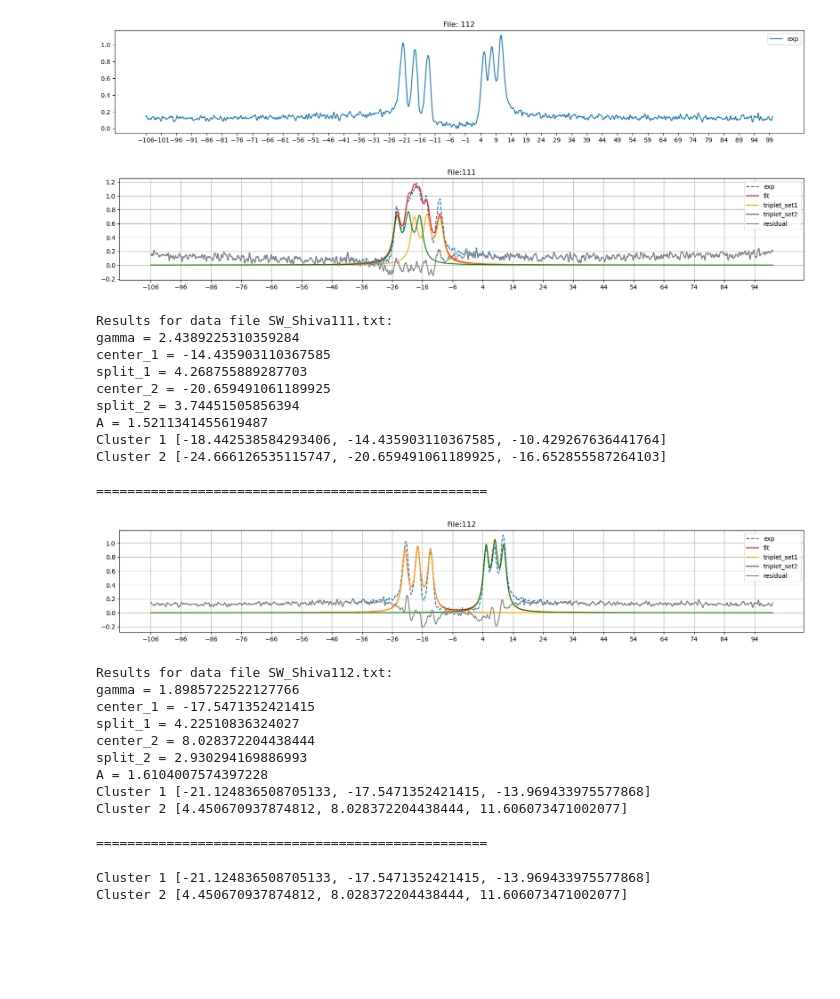
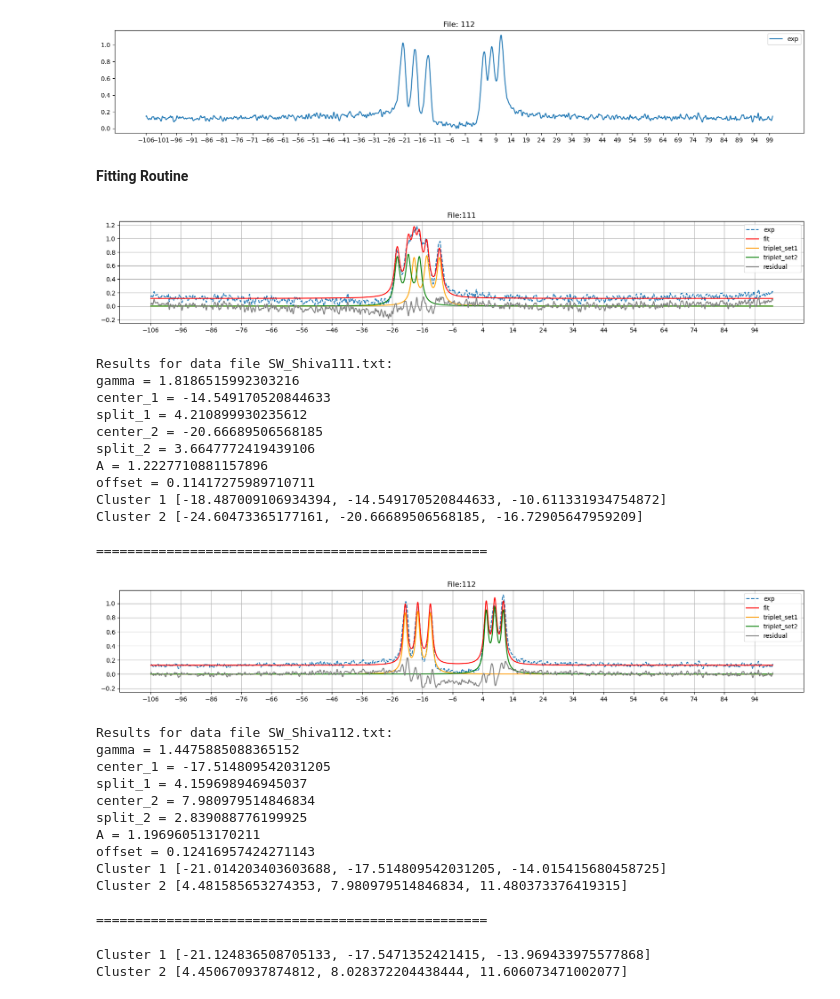
Before and after one commit to AstrobioShiva/Script_project, a Jupyter notebook: NMR_analysis/visualize_peaks.ipynb, the cells around one changed output. Drawn from its saved outputs; the diff is of its cells as text; code cells hidden in the pictures; blank space fills up the shorter version.

```diff
--- a/NMR_analysis/visualize_peaks.ipynb
+++ b/NMR_analysis/visualize_peaks.ipynb
@@ -13,8 +13,8 @@ def lorentz(x, gamma, x0, A): #define lorentz fnc for single peak
 def lorentz_multi(x, gamma, center, split, A): #define fnc for three peaks
     return lorentz(x, gamma, center - split, A) + lorentz(x, gamma, center, A) + lorentz(x, gamma, center + split, A)
 
-def lorentz_cluster(x, gamma, center_1, split_1, center_2, split_2, A): #define fnc for cluster of six peaks
-    return lorentz_multi(x, gamma, center_1, split_1, A) + lorentz_multi(x, gamma, center_2, split_2, A)
+def lorentz_cluster(x, gamma, center_1, split_1, center_2, split_2, A, offset): #define fnc for cluster of six peaks
+    return lorentz_multi(x, gamma, center_1, split_1, A) + lorentz_multi(x, gamma, center_2, split_2, A) + offset
 # %% [markdown]
 **Plot variables**
 # %%
@@ -47,6 +47,8 @@ for numb in range(file_start, file_end+1):
 # %% [output]
 [figure]
 [figure]
+# %% [markdown]
+**Fitting Routine**
 # %%
 #****************provide information of nucleus*********************************
 s = 3/2 #spin of nuclei
@@ -55,8 +57,8 @@ peaks = int(2*s)
 
 #****************provide initial values*****************************************
 initializer_list = [
-    {'gamma': 1, 'center_1': -20, 'split_1': 2, 'center_2': -20, 'split_2': 2, 'A': 1},
-    {'gamma': 1, 'center_1': -20, 'split_1': 2, 'center_2': 10, 'split_2' : 2, 'A': 1}
+    {'gamma': 1, 'center_1': -20, 'split_1': 2, 'center_2': -20, 'split_2': 2, 'A': 1, 'offset': 0.18},
+    {'gamma': 1, 'center_1': -15, 'split_1': 2, 'center_2': 10, 'split_2' : 2, 'A': 1, 'offset': 0.18}
     ]
 
 for numb, initial_values in zip(range(file_start, file_end+1), initializer_list):
@@ -111,52 +113,54 @@ for numb, initial_values in zip(range(file_start, file_end+1), initializer_list)
 
     for id, (a,i) in enumerate(parameter):
         peak_array = []
         for j in range(-peaks+2, peaks-1):
             key = f"result{id + 1}_{j}"
             result = a + j * i
             peak_array.append(result)
         peak_arrays[id] = peak_array
         print(f"Cluster {id + 1}", peak_array)
 
     # Creating a dictionary for the current row
     row_dict = {'file': numb}
     for id, peak_array in enumerate(peak_arrays):
         row_dict[f"Cluster{id + 1}"] = peak_array
 
     # Appending the current row to the list
     rows_to_write.append(row_dict)
     with open (path+out_file_name, 'a') as csvfile:
         fieldnames = ['file', 'Cluster1', 'Cluster2']
         writer = csv.DictWriter(csvfile, fieldnames=fieldnames)
 
         # Writing the headers only if the file is empty
         if csvfile.tell() == 0:
             writer.writeheader()
         writer.writerows(rows_to_write)
     print("\n" + "=" * 50)
 # %% [output]
-[figure, old version]
+[figure, new version]
 Results for data file SW_Shiva111.txt:
-gamma = 2.4389225310359284
-center_1 = -14.435903110367585
-split_1 = 4.268755889287703
-center_2 = -20.659491061189925
-split_2 = 3.74451505856394
-A = 1.5211341455619487
-Cluster 1 [-18.442538584293406, -14.435903110367585, -10.429267636441764]
-Cluster 2 [-24.666126535115747, -20.659491061189925, -16.652855587264103]
+gamma = 1.8186515992303216
+center_1 = -14.549170520844633
+split_1 = 4.210899930235612
+center_2 = -20.66689506568185
+split_2 = 3.6647772419439106
+A = 1.2227710881157896
+offset = 0.11417275989710711
+Cluster 1 [-18.487009106934394, -14.549170520844633, -10.611331934754872]
+Cluster 2 [-24.60473365177161, -20.66689506568185, -16.72905647959209]
 
 ==================================================
-[figure, old version]
+[figure, new version]
 Results for data file SW_Shiva112.txt:
-gamma = 1.8985722522127766
-center_1 = -17.5471352421415
-split_1 = 4.22510836324027
-center_2 = 8.028372204438444
-split_2 = 2.930294169886993
-A = 1.6104007574397228
-Cluster 1 [-21.124836508705133, -17.5471352421415, -13.969433975577868]
-Cluster 2 [4.450670937874812, 8.028372204438444, 11.606073471002077]
+gamma = 1.4475885088365152
+center_1 = -17.514809542031205
+split_1 = 4.159698946945037
+center_2 = 7.980979514846834
+split_2 = 2.839088776199925
+A = 1.196960513170211
+offset = 0.12416957424271143
+Cluster 1 [-21.014203403603688, -17.514809542031205, -14.015415680458725]
+Cluster 2 [4.481585653274353, 7.980979514846834, 11.480373376419315]
 
 ==================================================
 # %%
```
